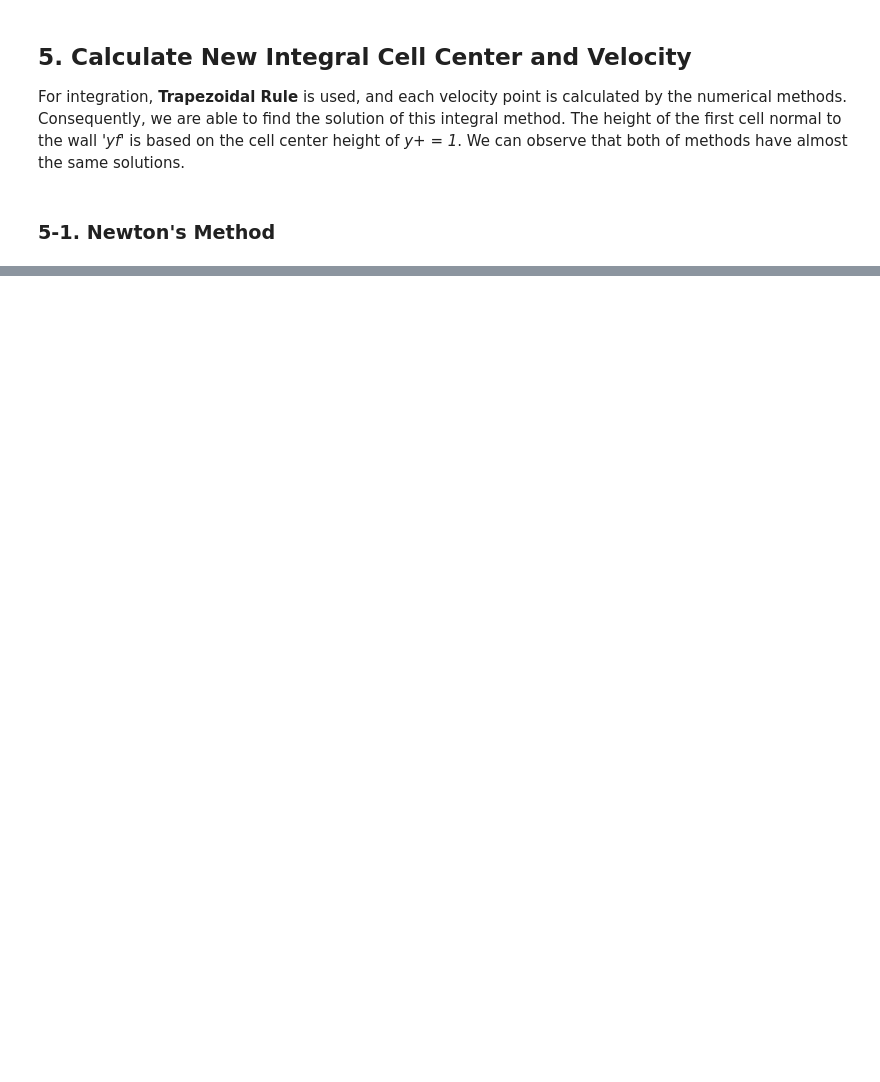
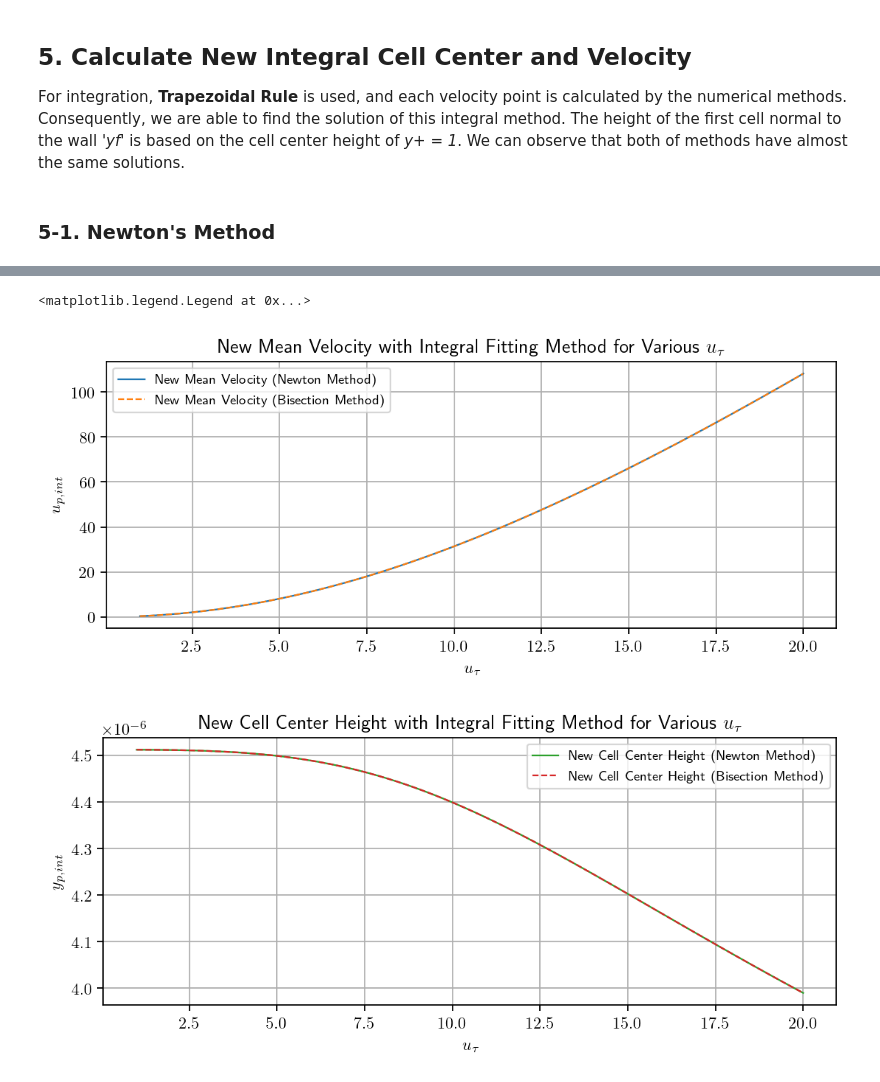
Before and after one commit to AndreWeiner/wall_modeling, a Jupyter notebook: notebooks/IntegralFittingMethod.ipynb, the cells around one changed output, grey strips where cells are left out. Cells and saved outputs as stored; diff of their text form; code cells hidden in the pictures; blank space fills up the shorter version.

```diff
--- a/notebooks/IntegralFittingMethod.ipynb
+++ b/notebooks/IntegralFittingMethod.ipynb
@@ -198,0 +195,20 @@ Bisection : y_p_int_bi = 4.510218923333032e-06
+# %%
+num_points_bi = 10
+# Sum of trapezoidal parts with vector initialization
+trap_sum_list_bi = np.zeros(len(u_tau_list),)
+# u and y for integral method with vector initialization
+u_p_int_list_bi = np.zeros(len(u_tau_list),)
+y_p_int_list_bi = np.zeros(len(u_tau_list),)
+
+a = 0
+b = 1000
+
+for j in range(len(u_tau_list)):
+    for i in range(num_points_bi):
+        trap_sum_list_bi[j] += velBisection(E, kappa, u_tau_list[j], (yf/num_points_bi)*i, nu, a, b) + velBisection(E, kappa, u_tau_list[j], (yf/num_points_bi)*(i+1), nu, a, b)
+    # u_p_int is the new cell center velocity by integral method.
+    u_p_int_list_bi[j] = 1/2*(1/num_points_bi)*trap_sum_list_bi[j]
+
+# y_p_int is the new cell center height by integral method.
+for j in range(len(u_tau_list)):
+    y_p_int_list_bi[j] = y_vel(E, kappa, u_p_int_list_bi[j], u_tau_list[j], nu)
@@ -198,0 +219,25 @@ Bisection : y_p_int_bi = 4.510218923333032e-06
+# %%
+style2 = ["-", "--"]
+lw2 = 1.0
+# New mean velocity plot
+fig3, ax3 = plt.subplots(1, 1, figsize=(8, 3))
+plt.grid()
+ax3.set_xlabel(r"$u_\tau$")
+ax3.set_ylabel(r'$u_{p,int}$')
+plt.title(r"New Mean Velocity with Integral Fitting Method for Various $u_\tau$")
+ax3.plot(u_tau_list, u_p_int_list, label = r'New Mean Velocity (Newton Method)', ls = style2[0], c = "C{:d}".format(0), lw = lw2)
+ax3.plot(u_tau_list, u_p_int_list_bi, label = r'New Mean Velocity (Bisection Method)', ls = style2[1], c = "C{:d}".format(1), lw = lw2)
+ax3.legend(fontsize = 8)
+# New cell center height plot
+fig4, ax4 = plt.subplots(1, 1, figsize=(8, 3))
+plt.grid()
+ax4.set_xlabel(r"$u_\tau$")
+ax4.set_ylabel(r'$y_{p,int}$')
+plt.title(r"New Cell Center Height with Integral Fitting Method for Various $u_\tau$")
+ax4.plot(u_tau_list, y_p_int_list, label = r'New Cell Center Height (Newton Method)', ls = style2[0], c = "C{:d}".format(2), lw = lw2)
+ax4.plot(u_tau_list, y_p_int_list_bi, label = r'New Cell Center Height (Bisection Method)', ls = style2[1], c = "C{:d}".format(3), lw = lw2)
+ax4.legend(fontsize = 8)
+# %% [output]
+<matplotlib.legend.Legend at 0x...>
+[figure, added]
+[figure, added]
```
Also changed, not shown: parts of 10 cells of this notebook.
